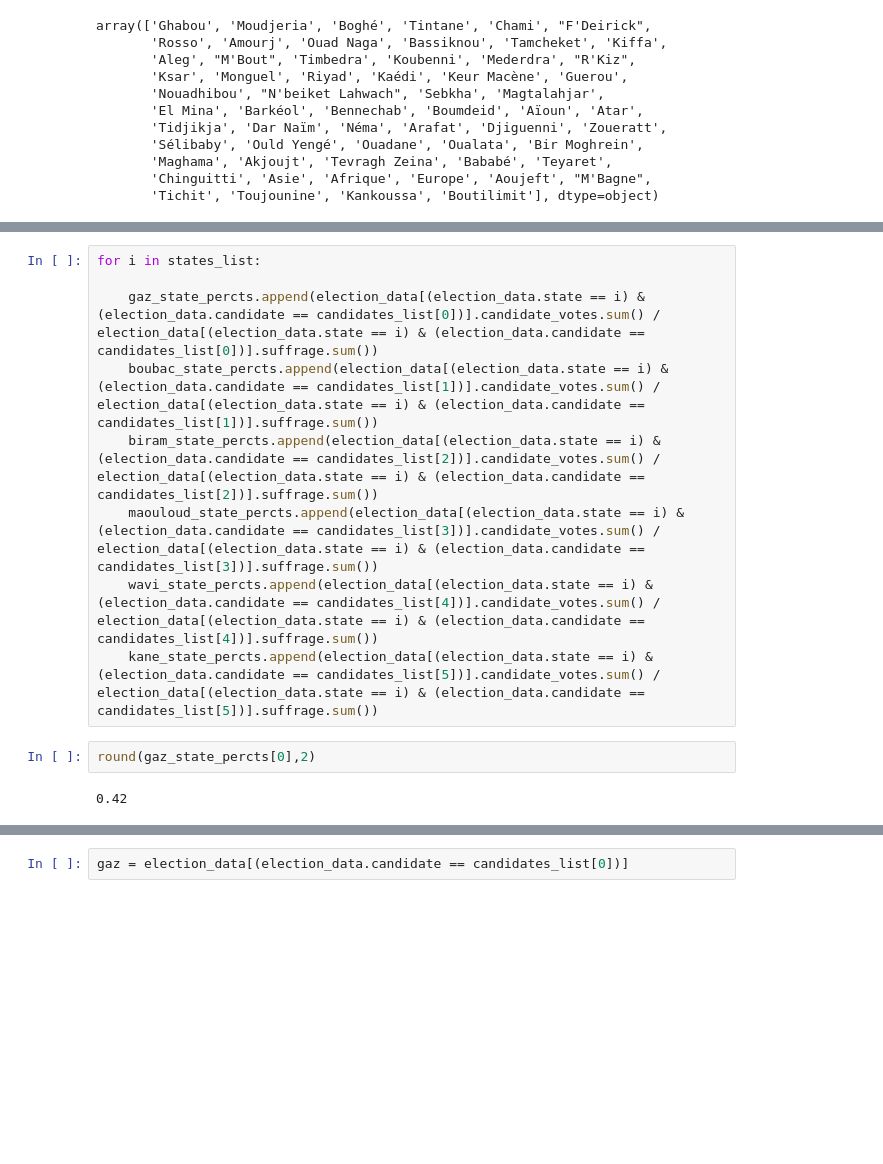
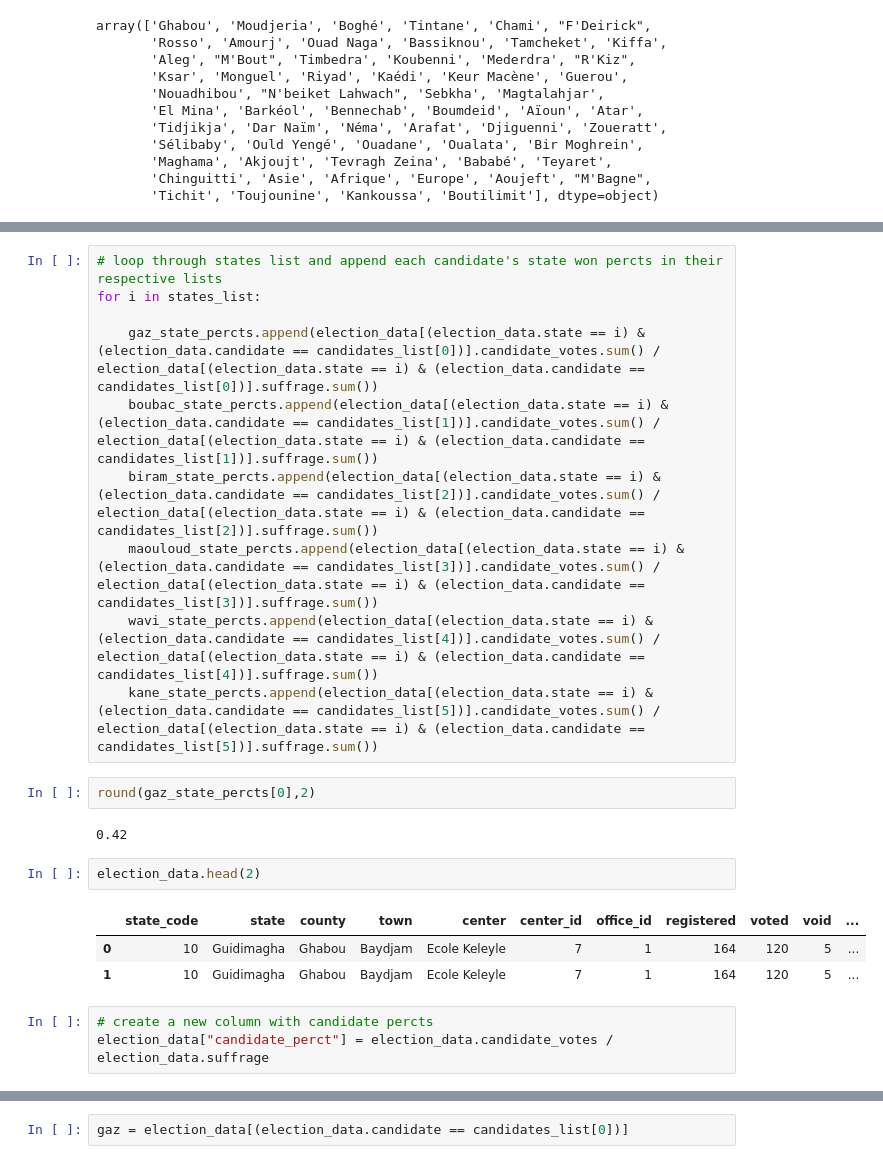
Before and after one commit to Mauritycs/2019_Election_Results, a Jupyter notebook: Notebooks/Visualizations.ipynb, the cells around one changed output, grey strips where cells are left out. Saved outputs shown, nothing was run; the diff lists cells and outputs as text; blank space fills up the shorter version.

```diff
--- a/Notebooks/Visualizations.ipynb
+++ b/Notebooks/Visualizations.ipynb
@@ -122,4 +76,5 @@ election_data[(election_data.state == ) & (election_data.candidate == candidates
 # %%
+# loop through states list and append each candidate's state won percts in their respective lists
 for i in states_list:
 
     gaz_state_percts.append(election_data[(election_data.state == i) & (election_data.candidate == candidates_list[0])].candidate_votes.sum() / election_data[(election_data.state == i) & (election_data.candidate == candidates_list[0])].suffrage.sum())
@@ -132,3 +87,12 @@ for i in states_list:
 round(gaz_state_percts[0],2)
 # %% [output]
 0.42
+# %%
+election_data.head(2)
+# %% [output]
+|  | state_code | state | county | town | center | center_id | office_id | registered | voted | void | ... |
+| 0 | 10 | Guidimagha | Ghabou | Baydjam | Ecole Keleyle | 7 | 1 | 164 | 120 | 5 | ... |
+| 1 | 10 | Guidimagha | Ghabou | Baydjam | Ecole Keleyle | 7 | 1 | 164 | 120 | 5 | ... |
+# %%
+# create a new column with candidate percts
+election_data["candidate_perct"] = election_data.candidate_votes / election_data.suffrage
```
Also changed, not shown: parts of 19 cells of this notebook.
